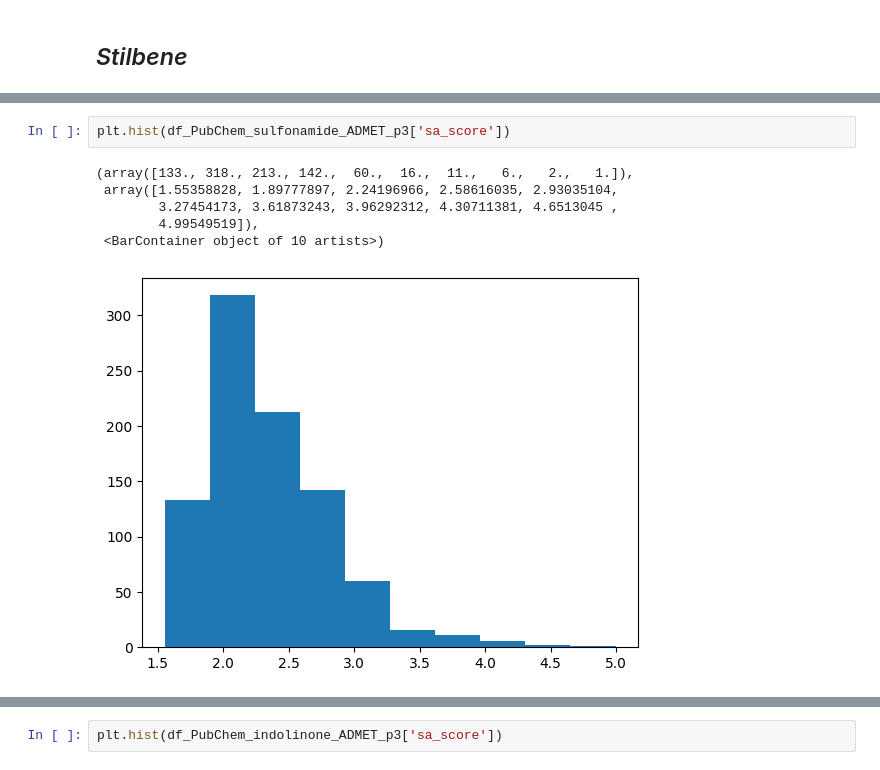
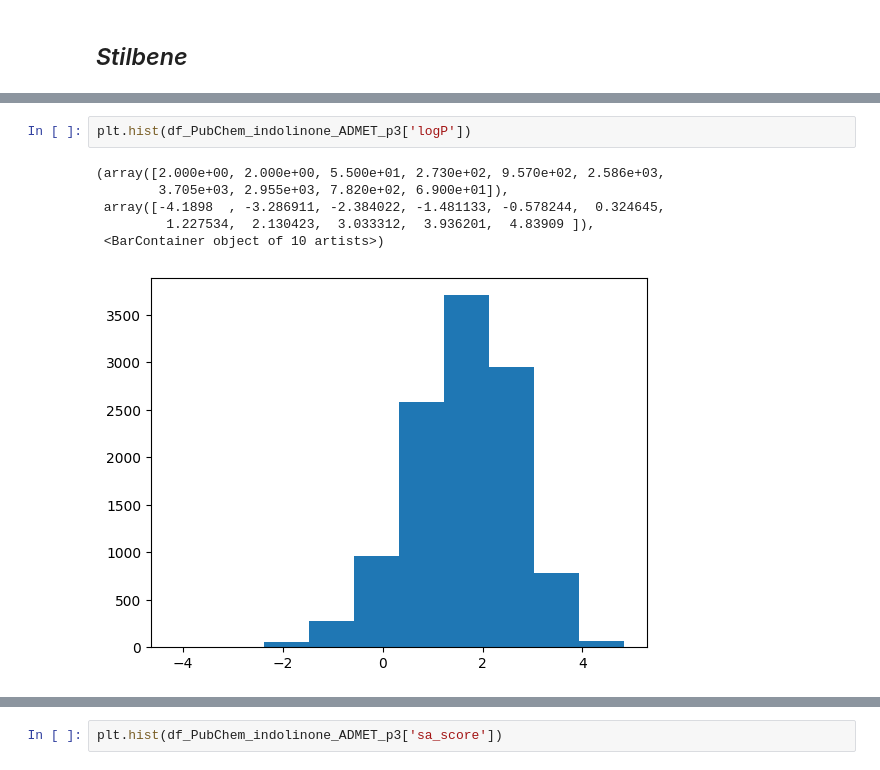
Before and after one commit to cpariona/biomedical-thesis, a Jupyter notebook: notebooks/ADMET_filtering.ipynb, the cells around one changed output, grey strips where cells are left out. Drawn from its saved outputs; the diff is of its cells as text.

Commit message:
ADMET filtering

```diff
--- a/notebooks/ADMET_filtering.ipynb
+++ b/notebooks/ADMET_filtering.ipynb
@@ -204,9 +270,9 @@ df_PubChem_sulfonamide_ADMET_p3.describe()
 # %%
-plt.hist(df_PubChem_sulfonamide_ADMET_p3['sa_score'])
+plt.hist(df_PubChem_indolinone_ADMET_p3['logP'])
 # %% [output]
-(array([133., 318., 213., 142.,  60.,  16.,  11.,   6.,   2.,   1.]),
- array([1.55358828, 1.89777897, 2.24196966, 2.58616035, 2.93035104,
-        3.27454173, 3.61873243, 3.96292312, 4.30711381, 4.6513045 ,
-        4.99549519]),
+(array([2.000e+00, 2.000e+00, 5.500e+01, 2.730e+02, 9.570e+02, 2.586e+03,
+        3.705e+03, 2.955e+03, 7.820e+02, 6.900e+01]),
+ array([-4.1898  , -3.286911, -2.384022, -1.481133, -0.578244,  0.324645,
+         1.227534,  2.130423,  3.033312,  3.936201,  4.83909 ]),
  <BarContainer object of 10 artists>)
-[figure, old version]
+[figure, new version]
```
Also changed, not shown: parts of 70 cells of this notebook, 20 other files.
